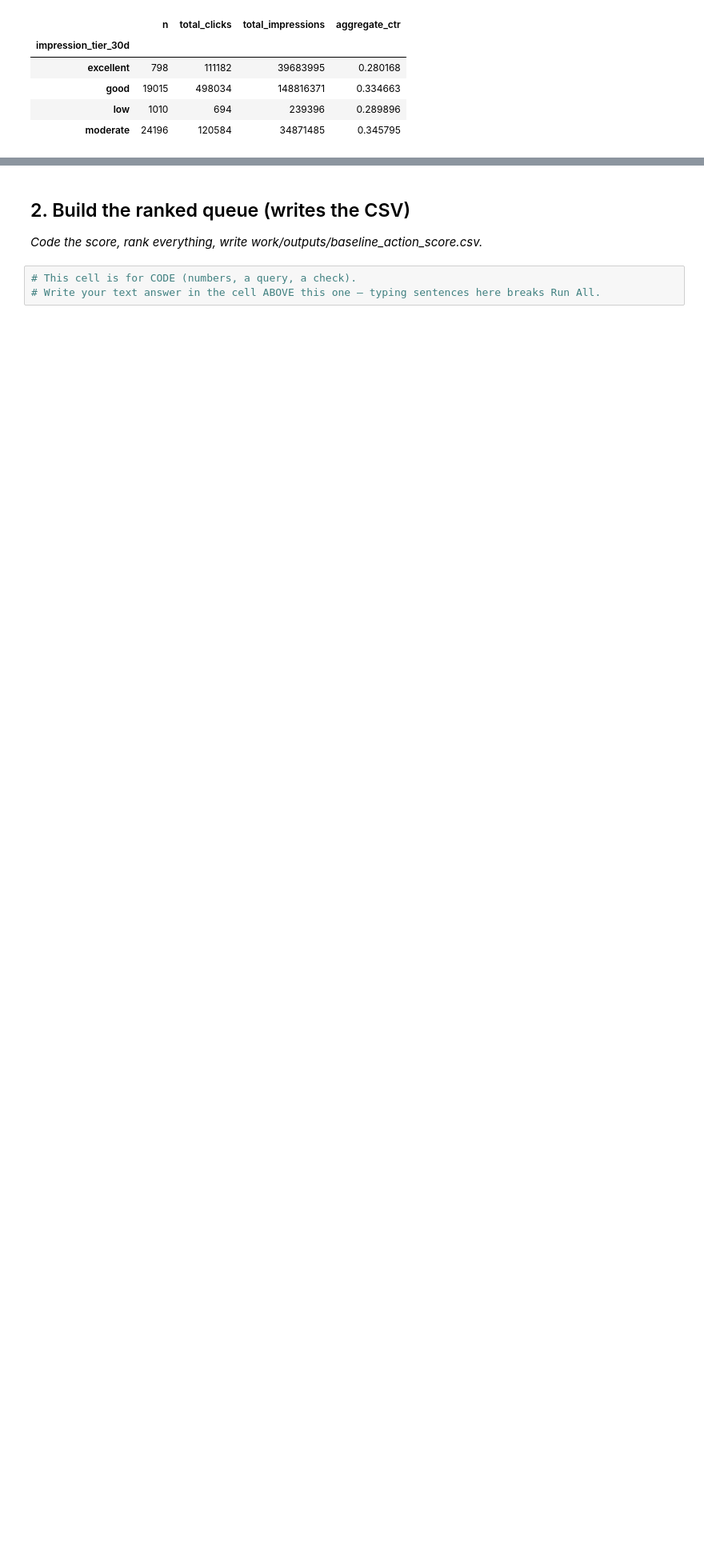
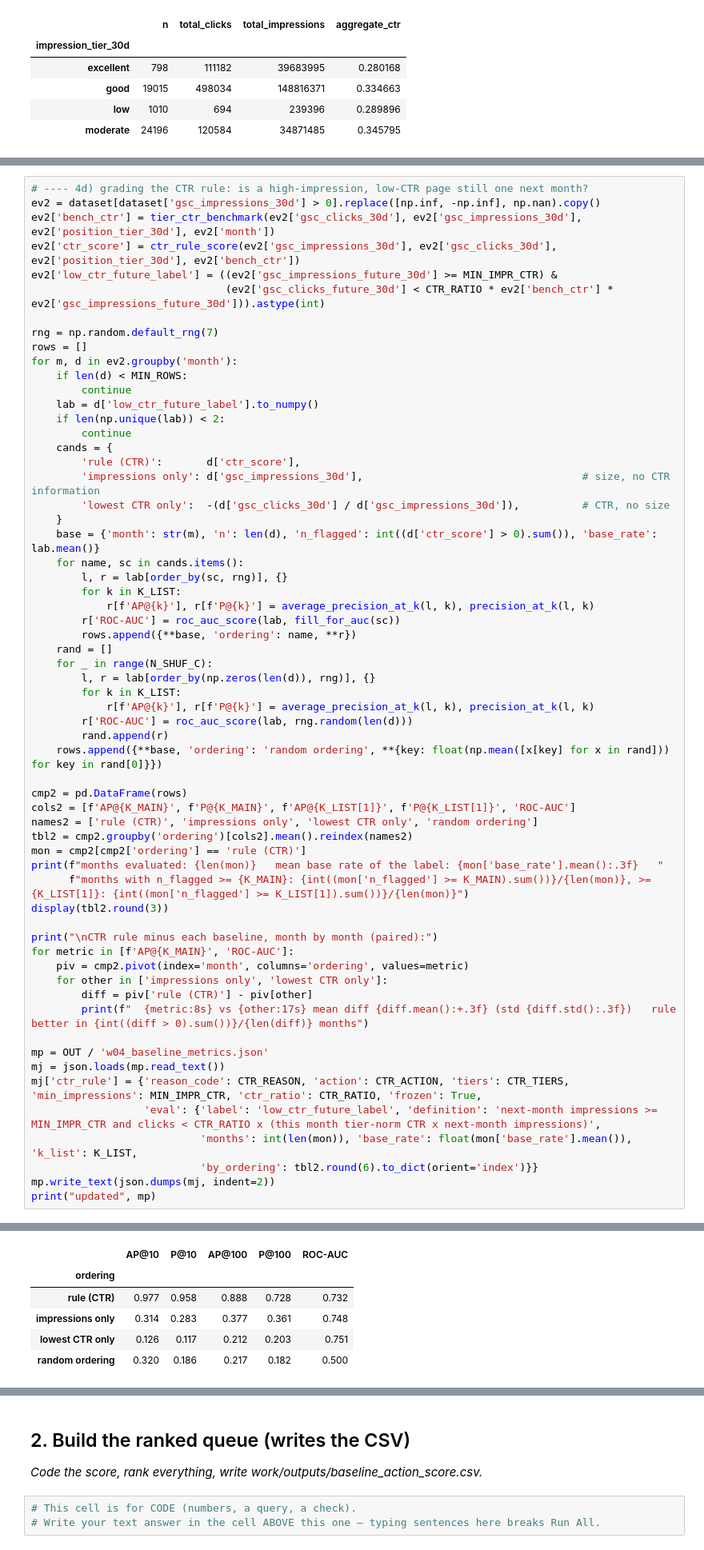
Before and after one commit to octane21/flyrank-internship-ML, a Jupyter notebook: work/notebooks/w04_baseline_score.ipynb, the cells around one changed output, grey strips where cells are left out. Shown at 80% size. Drawn from its saved outputs; the diff is of its cells as text; blank space fills up the shorter version.

```diff
--- a/work/notebooks/w04_baseline_score.ipynb
+++ b/work/notebooks/w04_baseline_score.ipynb
@@ -666,0 +1094,62 @@ Two signals, one bucket table each (with `n`), one verdict each, plus a third si
+# %%
+# ---- 4d) grading the CTR rule: is a high-impression, low-CTR page still one next month?
+ev2 = dataset[dataset['gsc_impressions_30d'] > 0].replace([np.inf, -np.inf], np.nan).copy()
+ev2['bench_ctr'] = tier_ctr_benchmark(ev2['gsc_clicks_30d'], ev2['gsc_impressions_30d'], ev2['position_tier_30d'], ev2['month'])
+ev2['ctr_score'] = ctr_rule_score(ev2['gsc_impressions_30d'], ev2['gsc_clicks_30d'], ev2['position_tier_30d'], ev2['bench_ctr'])
+ev2['low_ctr_future_label'] = ((ev2['gsc_impressions_future_30d'] >= MIN_IMPR_CTR) &
+                               (ev2['gsc_clicks_future_30d'] < CTR_RATIO * ev2['bench_ctr'] * ev2['gsc_impressions_future_30d'])).astype(int)
+
+rng = np.random.default_rng(7)
+rows = []
+for m, d in ev2.groupby('month'):
+    if len(d) < MIN_ROWS:
+        continue
+    lab = d['low_ctr_future_label'].to_numpy()
+    if len(np.unique(lab)) < 2:
+        continue
+    cands = {
+        'rule (CTR)':       d['ctr_score'],
+        'impressions only': d['gsc_impressions_30d'],                                   # size, no CTR information
+        'lowest CTR only':  -(d['gsc_clicks_30d'] / d['gsc_impressions_30d']),          # CTR, no size
+    }
+    base = {'month': str(m), 'n': len(d), 'n_flagged': int((d['ctr_score'] > 0).sum()), 'base_rate': lab.mean()}
+    for name, sc in cands.items():
+        l, r = lab[order_by(sc, rng)], {}
+        for k in K_LIST:
+            r[f'AP@{k}'], r[f'P@{k}'] = average_precision_at_k(l, k), precision_at_k(l, k)
+        r['ROC-AUC'] = roc_auc_score(lab, fill_for_auc(sc))
+        rows.append({**base, 'ordering': name, **r})
+    rand = []
+    for _ in range(N_SHUF_C):
+        l, r = lab[order_by(np.zeros(len(d)), rng)], {}
+        for k in K_LIST:
+            r[f'AP@{k}'], r[f'P@{k}'] = average_precision_at_k(l, k), precision_at_k(l, k)
+        r['ROC-AUC'] = roc_auc_score(lab, rng.random(len(d)))
+        rand.append(r)
+    rows.append({**base, 'ordering': 'random ordering', **{key: float(np.mean([x[key] for x in rand])) for key in rand[0]}})
+
+cmp2 = pd.DataFrame(rows)
+cols2 = [f'AP@{K_MAIN}', f'P@{K_MAIN}', f'AP@{K_LIST[1]}', f'P@{K_LIST[1]}', 'ROC-AUC']
+names2 = ['rule (CTR)', 'impressions only', 'lowest CTR only', 'random ordering']
+tbl2 = cmp2.groupby('ordering')[cols2].mean().reindex(names2)
+mon = cmp2[cmp2['ordering'] == 'rule (CTR)']
+print(f"months evaluated: {len(mon)}   mean base rate of the label: {mon['base_rate'].mean():.3f}   "
+      f"months with n_flagged >= {K_MAIN}: {int((mon['n_flagged'] >= K_MAIN).sum())}/{len(mon)}, >= {K_LIST[1]}: {int((mon['n_flagged'] >= K_LIST[1]).sum())}/{len(mon)}")
+display(tbl2.round(3))
+
+print("\nCTR rule minus each baseline, month by month (paired):")
+for metric in [f'AP@{K_MAIN}', 'ROC-AUC']:
+    piv = cmp2.pivot(index='month', columns='ordering', values=metric)
+    for other in ['impressions only', 'lowest CTR only']:
+        diff = piv['rule (CTR)'] - piv[other]
+        print(f"  {metric:8s} vs {other:17s} mean diff {diff.mean():+.3f} (std {diff.std():.3f})   rule better in {int((diff > 0).sum())}/{len(diff)} months")
+
+mp = OUT / 'w04_baseline_metrics.json'
+mj = json.loads(mp.read_text())
+mj['ctr_rule'] = {'reason_code': CTR_REASON, 'action': CTR_ACTION, 'tiers': CTR_TIERS, 'min_impressions': MIN_IMPR_CTR, 'ctr_ratio': CTR_RATIO, 'frozen': True,
+                  'eval': {'label': 'low_ctr_future_label', 'definition': 'next-month impressions >= MIN_IMPR_CTR and clicks < CTR_RATIO x (this month tier-norm CTR x next-month impressions)',
+                           'months': int(len(mon)), 'base_rate': float(mon['base_rate'].mean()), 'k_list': K_LIST,
+                           'by_ordering': tbl2.round(6).to_dict(orient='index')}}
+mp.write_text(json.dumps(mj, indent=2))
+print("updated", mp)
+# %% [output]
@@ -666,0 +1157,6 @@ Two signals, one bucket table each (with `n`), one verdict each, plus a third si
+|  | AP@10 | P@10 | AP@100 | P@100 | ROC-AUC |
+| ordering |  |  |  |  |  |
+| rule (CTR) | 0.977 | 0.958 | 0.888 | 0.728 | 0.732 |
+| impressions only | 0.314 | 0.283 | 0.377 | 0.361 | 0.748 |
+| lowest CTR only | 0.126 | 0.117 | 0.212 | 0.203 | 0.751 |
+| random ordering | 0.320 | 0.186 | 0.217 | 0.182 | 0.500 |
```
Also changed, not shown: parts of 14 cells of this notebook.
